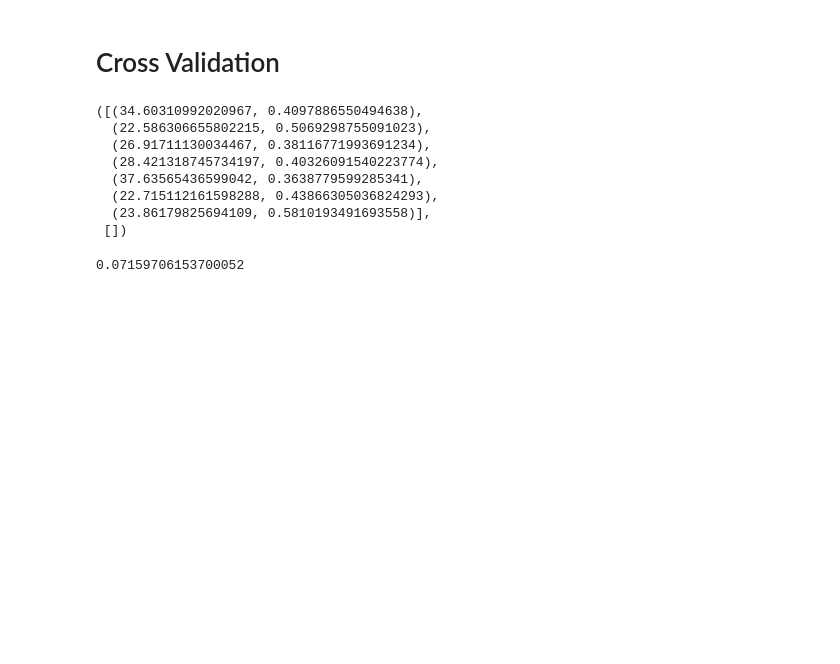
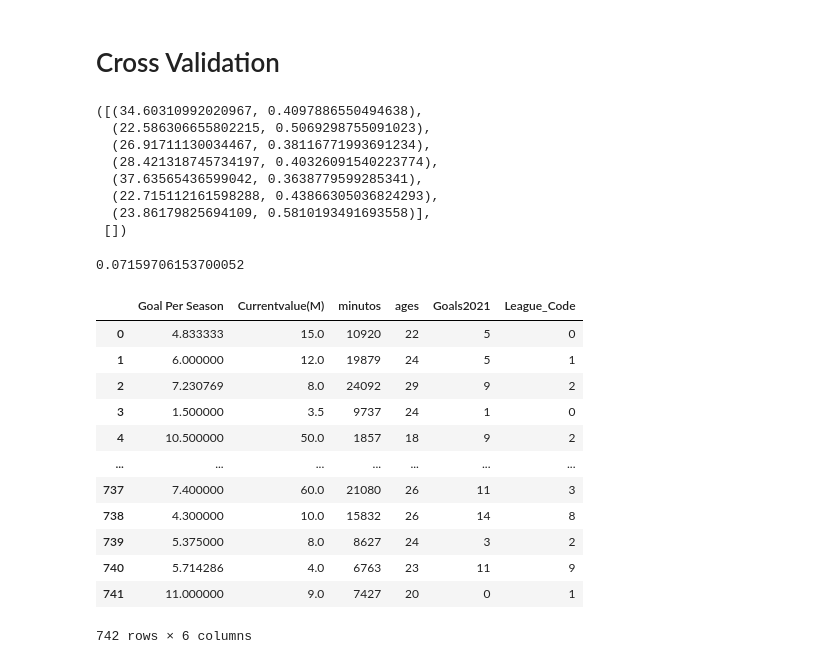
Before and after one commit to aliiyevali/Decoding-Soccers-Data-Secrets, a Jupyter notebook: Soccer.ipynb, the cells around one changed output. Drawn from its saved outputs; the diff is of its cells as text; code cells hidden in the pictures; blank space fills up the shorter version.

```diff
--- a/Soccer.ipynb
+++ b/Soccer.ipynb
@@ -1010,7 +1027,3 @@ Dfpl.to_csv("Zula.csv")
-# %%
-Dfpl=Dfpl.drop(["Value"],axis=1)
-# %%
-Dfpl=Dfpl.drop(['GoalPerCountry', 'ValuePerCountry'],axis=1)
 # %%
 sns.histplot(Dfpl["Goals2022"],kde=True)
 # %% [output]
@@ -1165,3 +1163,19 @@ std_dev_r2 = np.std(r2_scores)
 std_dev_r2
 # %% [output]
 0.07159706153700052
+# %%
+Dfpl[['Goal Per Season', 'Currentvalue(M)', 'minutos', 'ages', 'Goals2022', 'League_Code']]
+# %% [output]
+|  | Goal Per Season | Currentvalue(M) | minutos | ages | Goals2021 | League_Code |
+| 0 | 4.833333 | 15.0 | 10920 | 22 | 5 | 0 |
+| 1 | 6.000000 | 12.0 | 19879 | 24 | 5 | 1 |
+| 2 | 7.230769 | 8.0 | 24092 | 29 | 9 | 2 |
+| 3 | 1.500000 | 3.5 | 9737 | 24 | 1 | 0 |
+| 4 | 10.500000 | 50.0 | 1857 | 18 | 9 | 2 |
+| ... | ... | ... | ... | ... | ... | ... |
+| 737 | 7.400000 | 60.0 | 21080 | 26 | 11 | 3 |
+| 738 | 4.300000 | 10.0 | 15832 | 26 | 14 | 8 |
+| 739 | 5.375000 | 8.0 | 8627 | 24 | 3 | 2 |
+| 740 | 5.714286 | 4.0 | 6763 | 23 | 11 | 9 |
+| 741 | 11.000000 | 9.0 | 7427 | 20 | 0 | 1 |
+742 rows × 6 columns
```
Also changed, not shown: parts of 23 cells of this notebook.
